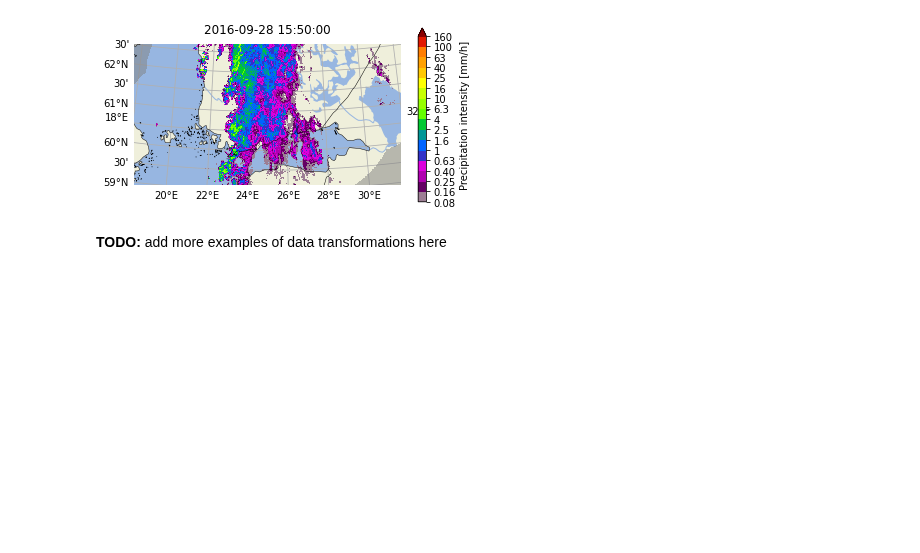
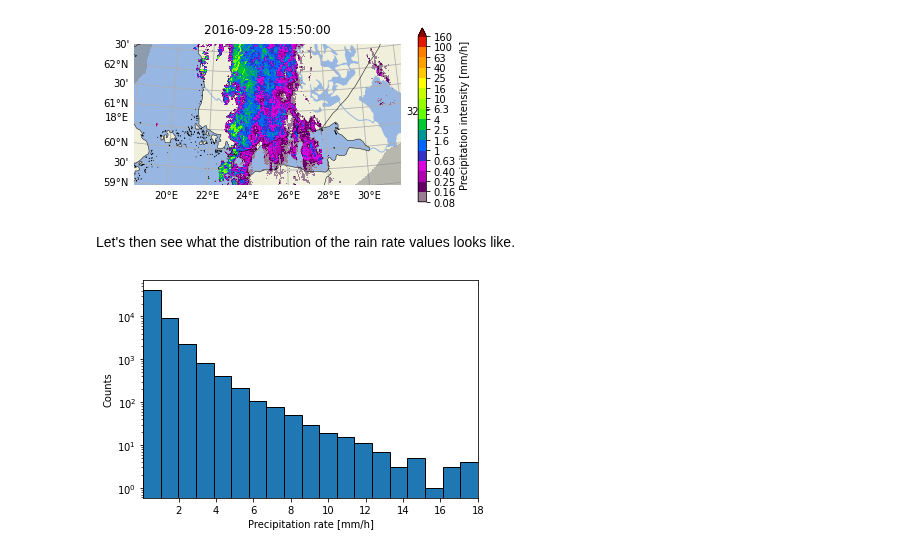
Before and after one commit to pySTEPS/ERAD-nowcasting-course-2022, a Jupyter notebook: hands-on-session-users/notebooks/block_02_input_data.ipynb, the cells around one changed output. Saved outputs shown, nothing was run; the diff lists cells and outputs as text; code cells hidden in the pictures; blank space fills up the shorter version.

Commit message:
Add example of data transformations

```diff
--- a/hands-on-session-users/notebooks/block_02_input_data.ipynb
+++ b/hands-on-session-users/notebooks/block_02_input_data.ipynb
@@ -182,5 +187,21 @@ plot_precip_field(
 # %% [output]
 <cartopy.mpl.geoaxes.GeoAxesSubplot at 0x...>
 [figure]
-# %% [markdown]
-**TODO:** add more examples of data transformations here
+# %% [markdown]
+Let's then see what the distribution of the rain rate values looks like.
+# %%
+import numpy as np
+
+# Use the last available composite and discard any invalid values.
+valid_precip_values = precip[-1][~np.isnan(precip[-1])]
+
+bins = np.linspace(0.1, 18, 20)
+
+plt.figure()
+plt.hist(valid_precip_values, bins=bins, log=True, edgecolor='black')
+plt.autoscale(tight=True, axis='x')
+plt.xlabel("Precipitation rate [mm/h]")
+plt.ylabel("Counts")
+plt.show()
+# %% [output]
+[figure, added]
```
Also changed, not shown: parts of 6 cells of this notebook.
